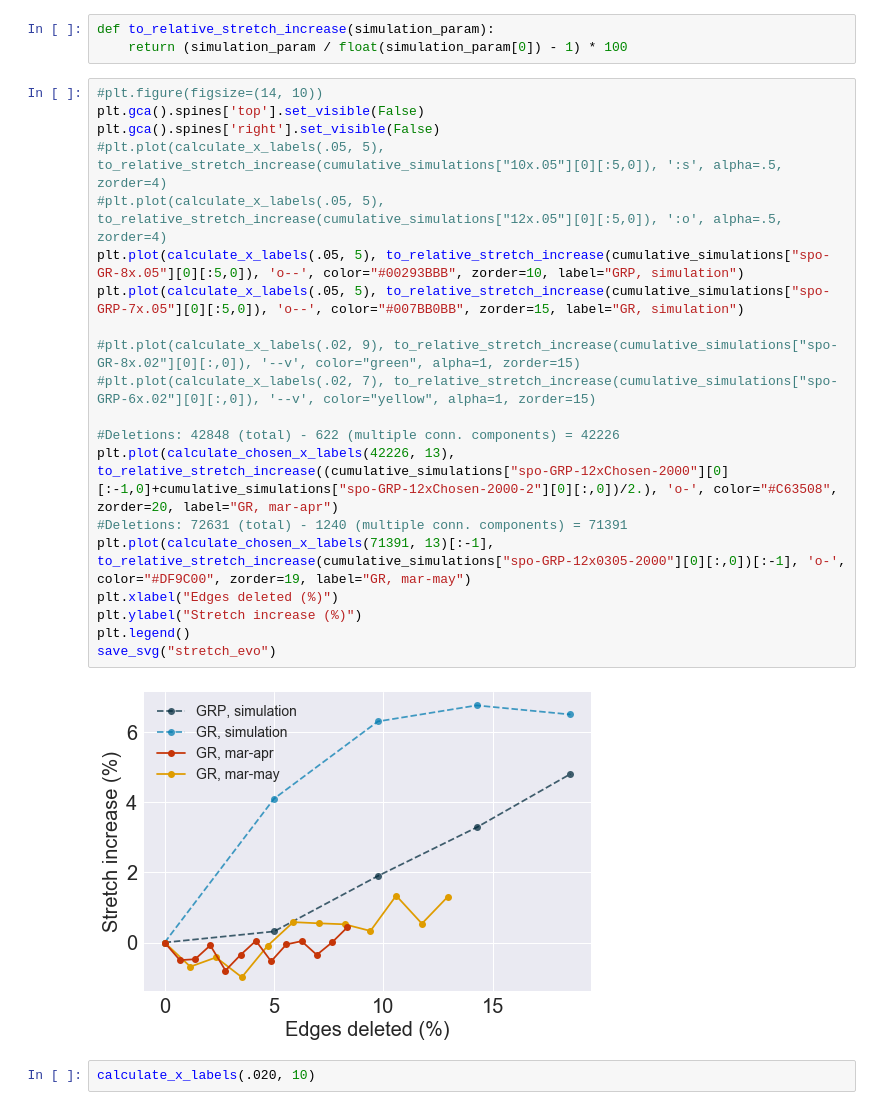
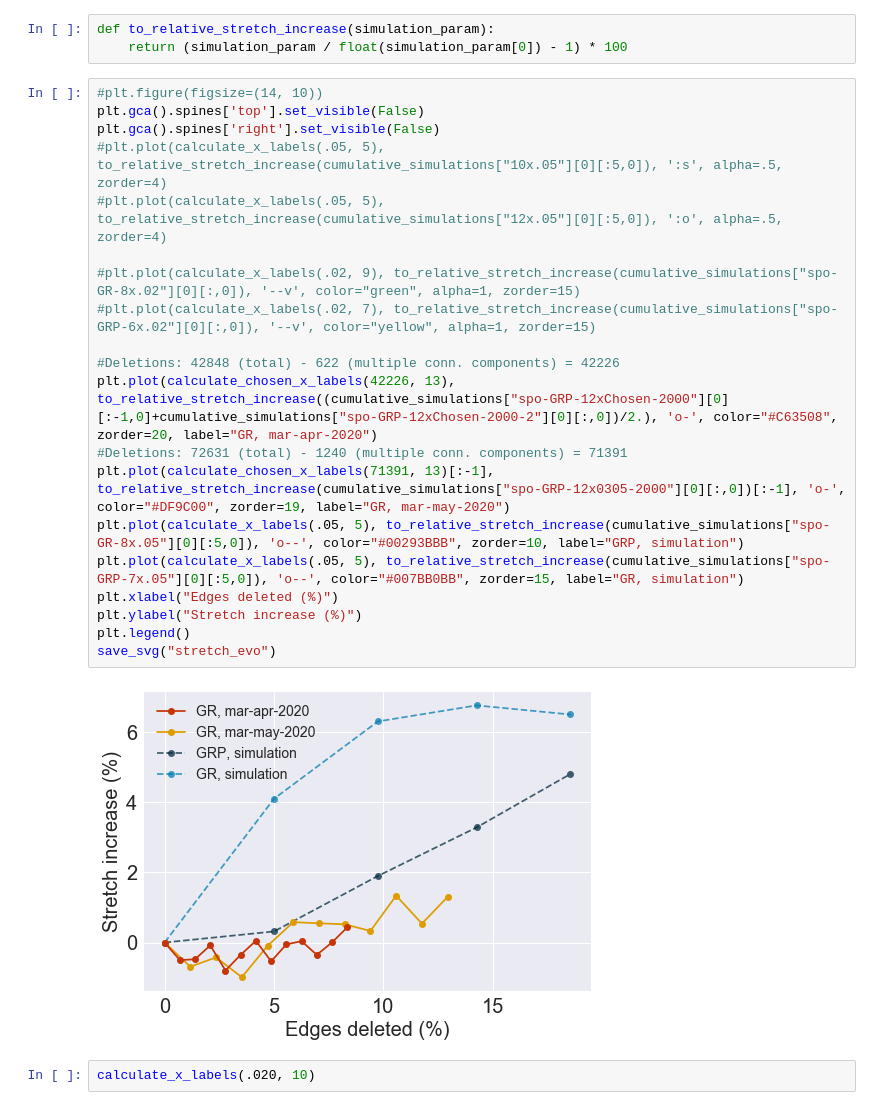
Before and after one commit to dedis/student_20_compactInternet, a Jupyter notebook: TZ_metrics.ipynb, the cells around one changed output. Drawn from its saved outputs; the diff is of its cells as text.

```diff
--- a/TZ_metrics.ipynb
+++ b/TZ_metrics.ipynb
@@ -1180,25 +1068,25 @@ def to_relative_stretch_increase(simulation_param):
 # %%
 #plt.figure(figsize=(14, 10))
 plt.gca().spines['top'].set_visible(False)
 plt.gca().spines['right'].set_visible(False)
 #plt.plot(calculate_x_labels(.05, 5), to_relative_stretch_increase(cumulative_simulations["10x.05"][0][:5,0]), ':s', alpha=.5, zorder=4)
 #plt.plot(calculate_x_labels(.05, 5), to_relative_stretch_increase(cumulative_simulations["12x.05"][0][:5,0]), ':o', alpha=.5, zorder=4)
-plt.plot(calculate_x_labels(.05, 5), to_relative_stretch_increase(cumulative_simulations["spo-GR-8x.05"][0][:5,0]), 'o--', color="#00293BBB", zorder=10, label="GRP, simulation")
-plt.plot(calculate_x_labels(.05, 5), to_relative_stretch_increase(cumulative_simulations["spo-GRP-7x.05"][0][:5,0]), 'o--', color="#007BB0BB", zorder=15, label="GR, simulation")
 
 #plt.plot(calculate_x_labels(.02, 9), to_relative_stretch_increase(cumulative_simulations["spo-GR-8x.02"][0][:,0]), '--v', color="green", alpha=1, zorder=15)
 #plt.plot(calculate_x_labels(.02, 7), to_relative_stretch_increase(cumulative_simulations["spo-GRP-6x.02"][0][:,0]), '--v', color="yellow", alpha=1, zorder=15)
 
 #Deletions: 42848 (total) - 622 (multiple conn. components) = 42226
-plt.plot(calculate_chosen_x_labels(42226, 13), to_relative_stretch_increase((cumulative_simulations["spo-GRP-12xChosen-2000"][0][:-1,0]+cumulative_simulations["spo-GRP-12xChosen-2000-2"][0][:,0])/2.), 'o-', color="#C63508", zorder=20, label="GR, mar-apr")
+plt.plot(calculate_chosen_x_labels(42226, 13), to_relative_stretch_increase((cumulative_simulations["spo-GRP-12xChosen-2000"][0][:-1,0]+cumulative_simulations["spo-GRP-12xChosen-2000-2"][0][:,0])/2.), 'o-', color="#C63508", zorder=20, label="GR, mar-apr-2020")
 #Deletions: 72631 (total) - 1240 (multiple conn. components) = 71391
-plt.plot(calculate_chosen_x_labels(71391, 13)[:-1], to_relative_stretch_increase(cumulative_simulations["spo-GRP-12x0305-2000"][0][:,0])[:-1], 'o-', color="#DF9C00", zorder=19, label="GR, mar-may")
+plt.plot(calculate_chosen_x_labels(71391, 13)[:-1], to_relative_stretch_increase(cumulative_simulations["spo-GRP-12x0305-2000"][0][:,0])[:-1], 'o-', color="#DF9C00", zorder=19, label="GR, mar-may-2020")
+plt.plot(calculate_x_labels(.05, 5), to_relative_stretch_increase(cumulative_simulations["spo-GR-8x.05"][0][:5,0]), 'o--', color="#00293BBB", zorder=10, label="GRP, simulation")
+plt.plot(calculate_x_labels(.05, 5), to_relative_stretch_increase(cumulative_simulations["spo-GRP-7x.05"][0][:5,0]), 'o--', color="#007BB0BB", zorder=15, label="GR, simulation")
 plt.xlabel("Edges deleted (%)")
 plt.ylabel("Stretch increase (%)")
 plt.legend()
 save_svg("stretch_evo")
 # %% [output]
-[figure, old version]
+[figure, new version]
 # %%
 calculate_x_labels(.020, 10)
 # %% [output]
```
Also changed, not shown: parts of 15 cells of this notebook, 10 other files.
